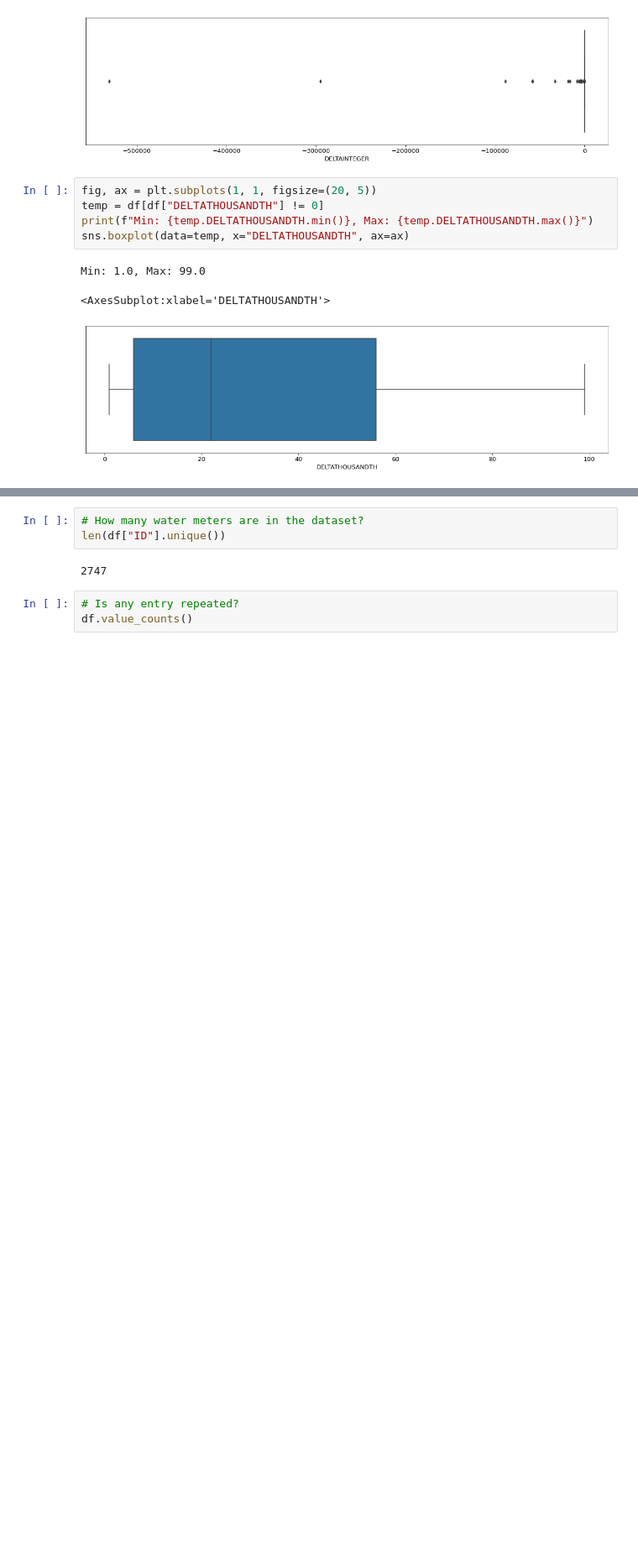
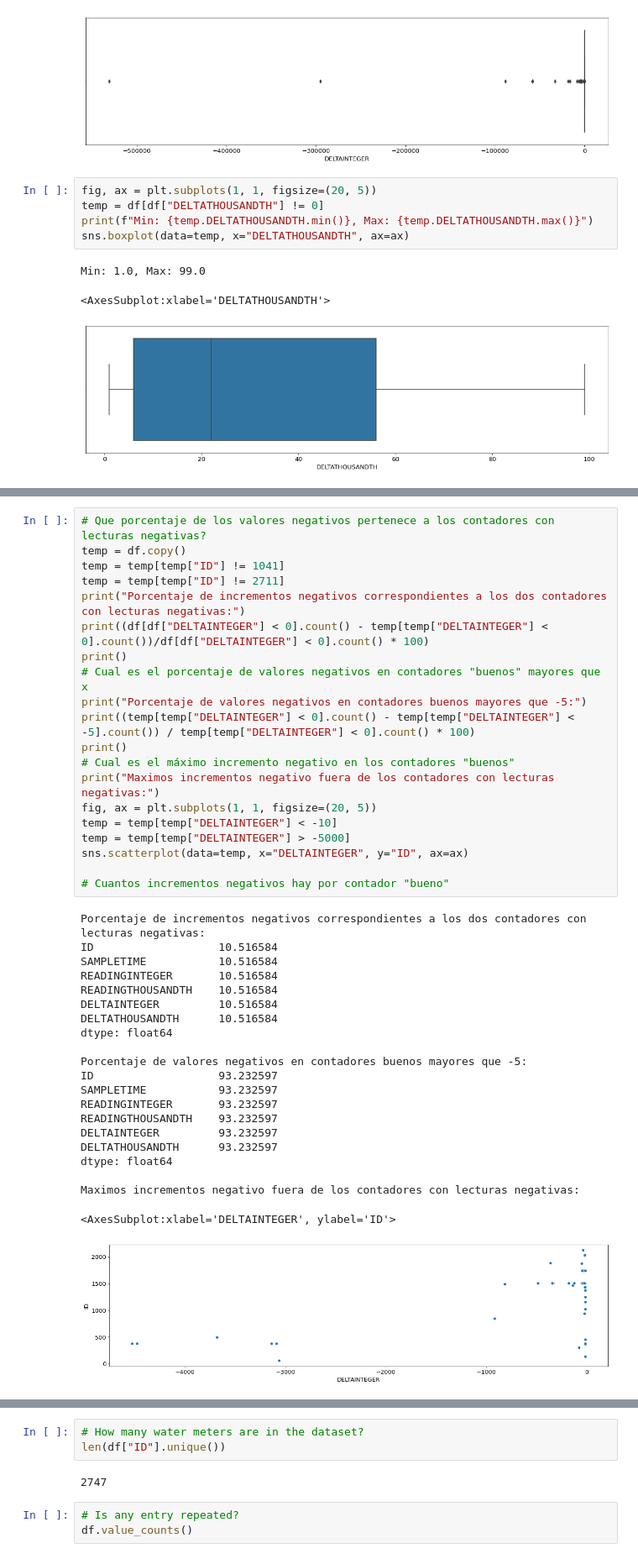
Before and after one commit to guillesanbri/water-footprint-datathon, a Jupyter notebook: Notebooks/EDA.ipynb, the cells around one changed output, grey strips where cells are left out. Shown at 84% size. Cells and saved outputs as stored; diff of their text form; blank space fills up the shorter version.

```diff
--- a/Notebooks/EDA.ipynb
+++ b/Notebooks/EDA.ipynb
@@ -175,0 +204,42 @@ Min: 1.0, Max: 99.0
+# %%
+# Que porcentaje de los valores negativos pertenece a los contadores con lecturas negativas?
+temp = df.copy()
+temp = temp[temp["ID"] != 1041]
+temp = temp[temp["ID"] != 2711]
+print("Porcentaje de incrementos negativos correspondientes a los dos contadores con lecturas negativas:")
+print((df[df["DELTAINTEGER"] < 0].count() - temp[temp["DELTAINTEGER"] < 0].count())/df[df["DELTAINTEGER"] < 0].count() * 100)
+print()
+# Cual es el porcentaje de valores negativos en contadores "buenos" mayores que x
+print("Porcentaje de valores negativos en contadores buenos mayores que -5:")
+print((temp[temp["DELTAINTEGER"] < 0].count() - temp[temp["DELTAINTEGER"] < -5].count()) / temp[temp["DELTAINTEGER"] < 0].count() * 100)
+print()
+# Cual es el máximo incremento negativo en los contadores "buenos"
+print("Maximos incrementos negativo fuera de los contadores con lecturas negativas:")
+fig, ax = plt.subplots(1, 1, figsize=(20, 5))
+temp = temp[temp["DELTAINTEGER"] < -10]
+temp = temp[temp["DELTAINTEGER"] > -5000]
+sns.scatterplot(data=temp, x="DELTAINTEGER", y="ID", ax=ax)
+
+# Cuantos incrementos negativos hay por contador "bueno"
+# %% [output]
+Porcentaje de incrementos negativos correspondientes a los dos contadores con lecturas negativas:
+ID                   10.516584
+SAMPLETIME           10.516584
+READINGINTEGER       10.516584
+READINGTHOUSANDTH    10.516584
+DELTAINTEGER         10.516584
+DELTATHOUSANDTH      10.516584
+dtype: float64
+
+Porcentaje de valores negativos en contadores buenos mayores que -5:
+ID                   93.232597
+SAMPLETIME           93.232597
+READINGINTEGER       93.232597
+READINGTHOUSANDTH    93.232597
+DELTAINTEGER         93.232597
+DELTATHOUSANDTH      93.232597
+dtype: float64
+
+Maximos incrementos negativo fuera de los contadores con lecturas negativas:
+<AxesSubplot:xlabel='DELTAINTEGER', ylabel='ID'>
+[figure, added]
```
Also changed, not shown: parts of 9 cells of this notebook, 1 other file.
